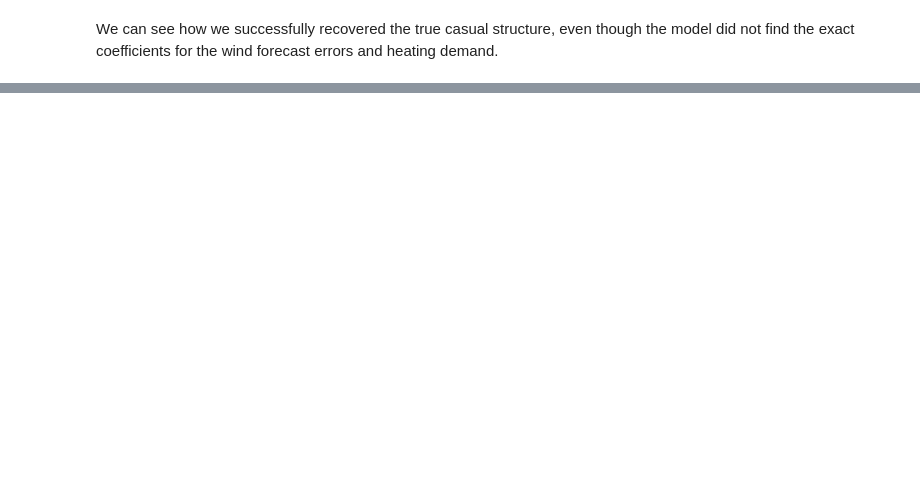
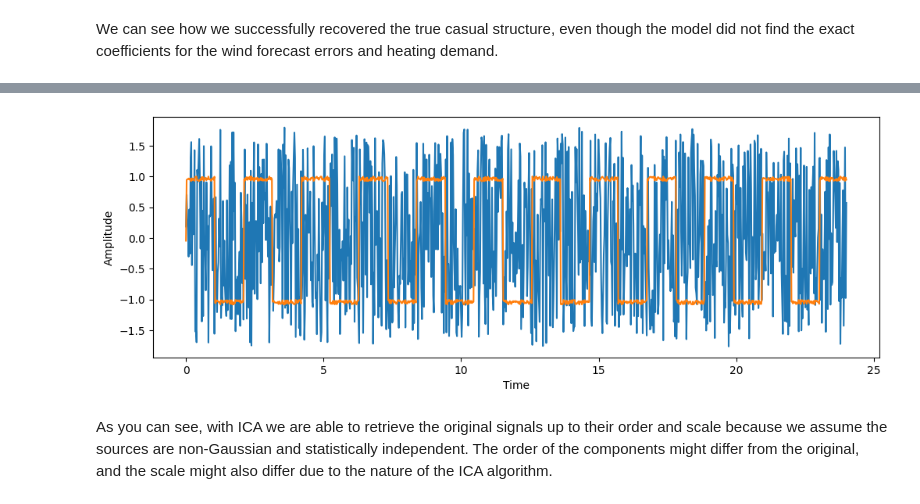
Before and after one commit to dcacciarelli/my-causality-book, a Jupyter notebook: _build/jupyter_execute/notebooks/semiparametric_direct_lingam.ipynb, the cells around one changed output, grey strips where cells are left out. Drawn from its saved outputs; the diff is of its cells as text; code cells hidden in the pictures; blank space fills up the shorter version.

```diff
--- a/_build/jupyter_execute/notebooks/semiparametric_direct_lingam.ipynb
+++ b/_build/jupyter_execute/notebooks/semiparametric_direct_lingam.ipynb
@@ -306,0 +375,14 @@ We can see how we successfully recovered the true casual structure, even though
+# %%
+ica = FastICA(n_components=2)
+S_ = ica.fit_transform(X)  # Reconstruct signals
+A_ = ica.mixing_  # Get estimated mixing matrix
+# %%
+plt.figure(figsize=(12, 4))
+plt.plot(time, S_)
+plt.xlabel('Time')
+plt.ylabel('Amplitude')
+plt.show()
+# %% [output]
+[figure, added]
+# %% [markdown]
+As you can see, with ICA we are able to retrieve the original signals up to their order and scale because we assume the sources are non-Gaussian and statistically independent. The order of the components might differ from the original, and the scale might also differ due to the nature of the ICA algorithm.
```
Also changed, not shown: parts of 20 cells of this notebook, 46 other files.
